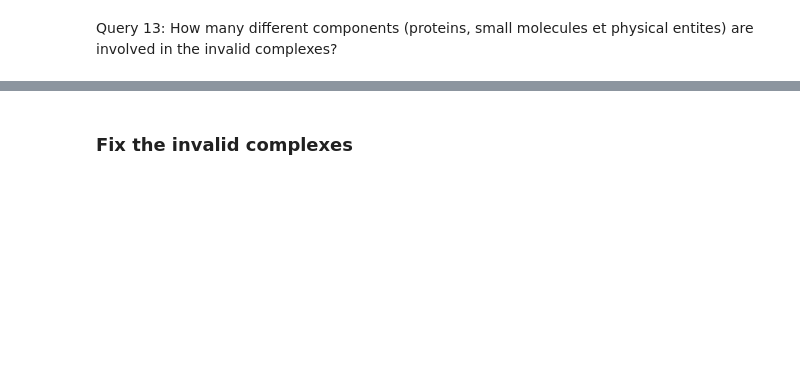
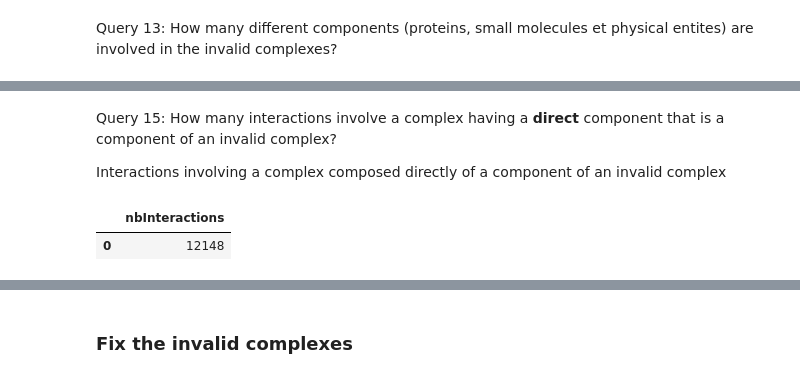
Before and after one commit to cjuigne/non_conformities_detection_biopax, a Jupyter notebook: detect_fix_invalid_complexes_biopax.ipynb, the cells around one changed output, grey strips where cells are left out. Saved outputs shown, nothing was run; the diff lists cells and outputs as text; code cells hidden in the pictures; blank space fills up the shorter version.

```diff
--- a/detect_fix_invalid_complexes_biopax.ipynb
+++ b/detect_fix_invalid_complexes_biopax.ipynb
@@ -512,0 +499,34 @@ Query 15: In how many interactions are these components indirectly involved? <a
+# %% [markdown]
+Query 15: How many interactions involve a complex having a **direct** component that is a component of an invalid complex?  <a class="anchor" id="query15"></a>
+
+Interactions involving a complex composed directly of a component of an invalid complex
+# %%
+query="""
+# All interactions that have a participant that is a complex having a direct component that is a component of an invalid complex (excludes black-box complexes)
+
+SELECT (COUNT(DISTINCT ?interact) AS ?nbInteractions)
+WHERE {
+  ?invalidComplex rdf:type bp3:Complex .
+  ?invalidComplex bp3:component ?invalidComplexComponent .
+  ?invalidComplexComponent bp3:component ?componentOfInvalidComplexComponent .
+
+  ?invalidComplex bp3:component* ?leafComponent .
+
+  FILTER NOT EXISTS {  ?leafComponent rdf:type bp3:Complex .}
+  FILTER NOT EXISTS {  ?leafComponent rdf:type bp3:Rna .}
+  FILTER NOT EXISTS {  ?leafComponent rdf:type bp3:Dna .}
+  FILTER NOT EXISTS {  ?leafComponent rdf:type bp3:Degradation .}
+  FILTER NOT EXISTS {  ?leafComponent rdf:type bp3:BiochemicalReaction .}
+  FILTER NOT EXISTS {  ?leafComponent rdf:type bp3:TemplateReaction .}
+
+  ?interactParticipant bp3:component? ?leafComponent . # 0 or 1 path
+  ?interact ?hasParticipant ?interactParticipant .
+  ?hasParticipant rdfs:subPropertyOf* bp3:participant .
+}
+"""
+
+df = sparqldataframe.query(endpointURL, prefixes+query)
+df
+# %% [output]
+|  | nbInteractions |
+| 0 | 12148 |
```
Also changed, not shown: parts of 36 cells of this notebook.
